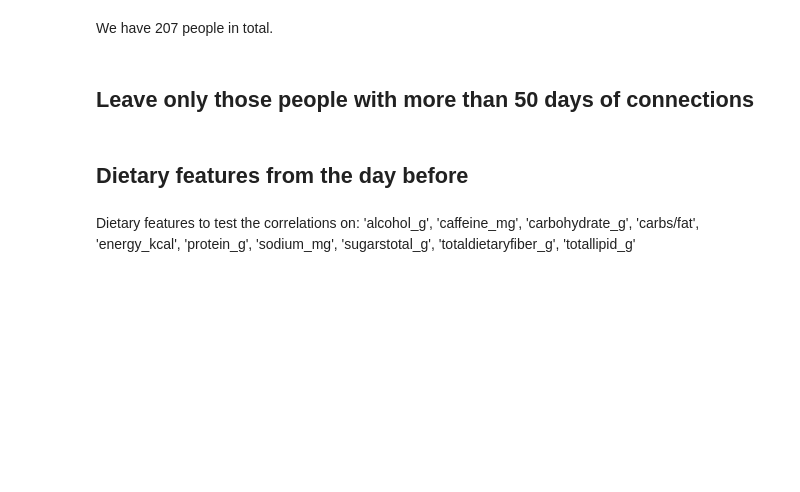
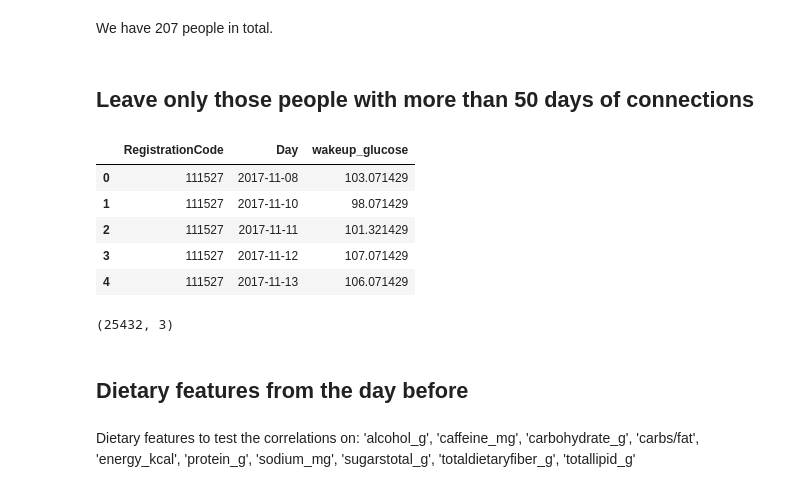
Before and after one commit to ElviraMingazova/MA_Thesis, a Jupyter notebook: Personalized correlations PNP3.ipynb, the cells around one changed output. Cells and saved outputs as stored; diff of their text form; code cells hidden in the pictures; blank space fills up the shorter version.

```diff
--- a/Personalized correlations PNP3.ipynb
+++ b/Personalized correlations PNP3.ipynb
@@ -82,5 +82,5 @@ def calculate_wakeup_glucose_pnp3(time_between = [5,7], study_ids=[3,49]):
 
     return wakeup_glucose
 # %%
-wakeup_glucose_test = calculate_wakeup_glucose_pnp3()
+wakeup_glucose = calculate_wakeup_glucose_pnp3()
 # %%
@@ -181,3 +151,18 @@ wakeup_glucose_test = wakeup_glucose_test.drop(columns='index')
+# %%
+wakeup_glucose = more_than_x_connection_days(wakeup_glucose)
+# %%
+wakeup_glucose.head()
+# %% [output]
+|  | RegistrationCode | Day | wakeup_glucose |
+| 0 | 111527 | 2017-11-08 | 103.071429 |
+| 1 | 111527 | 2017-11-10 | 98.071429 |
+| 2 | 111527 | 2017-11-11 | 101.321429 |
+| 3 | 111527 | 2017-11-12 | 107.071429 |
+| 4 | 111527 | 2017-11-13 | 106.071429 |
+# %%
+wakeup_glucose.shape
+# %% [output]
+(25432, 3)
 # %% [markdown]
 ## Dietary features from the day before
 # %%
```
Also changed, not shown: parts of 67 cells of this notebook, 1 other file.
